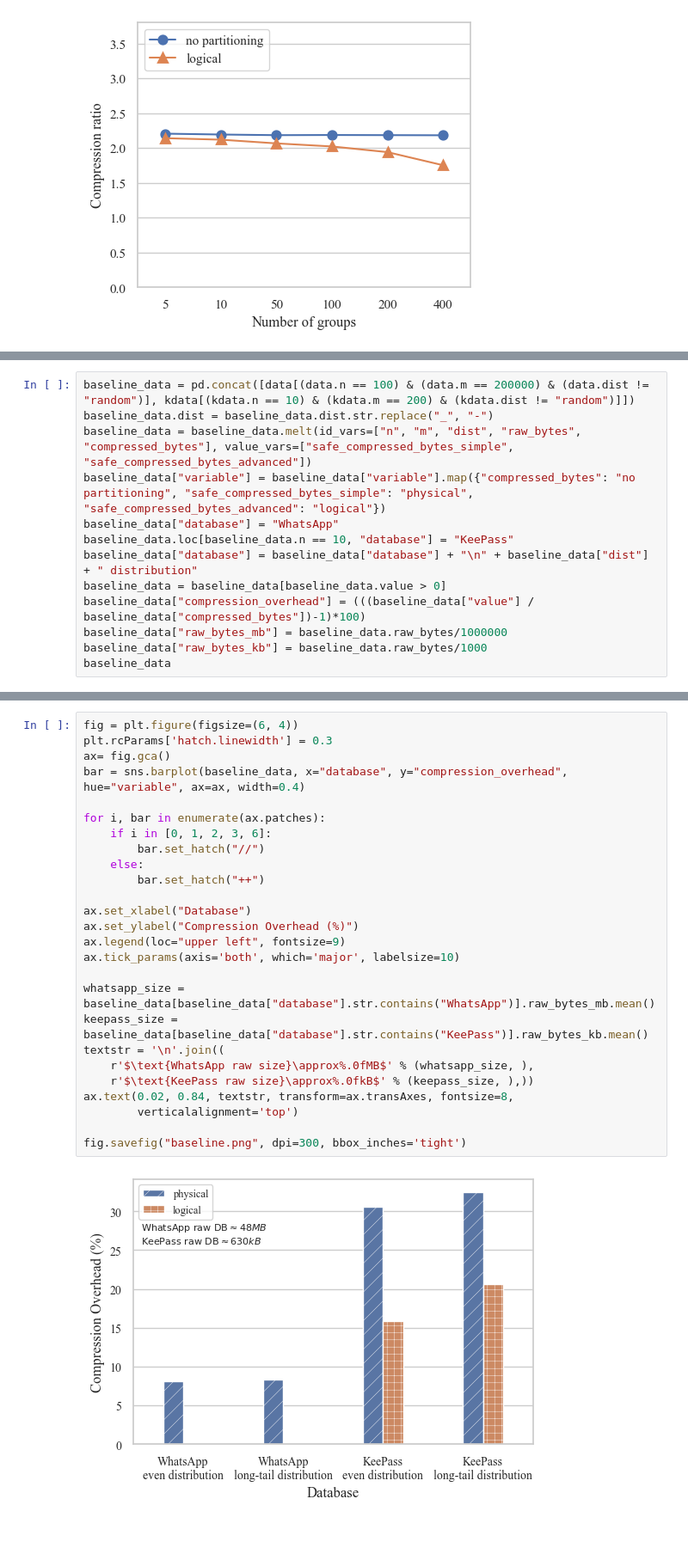
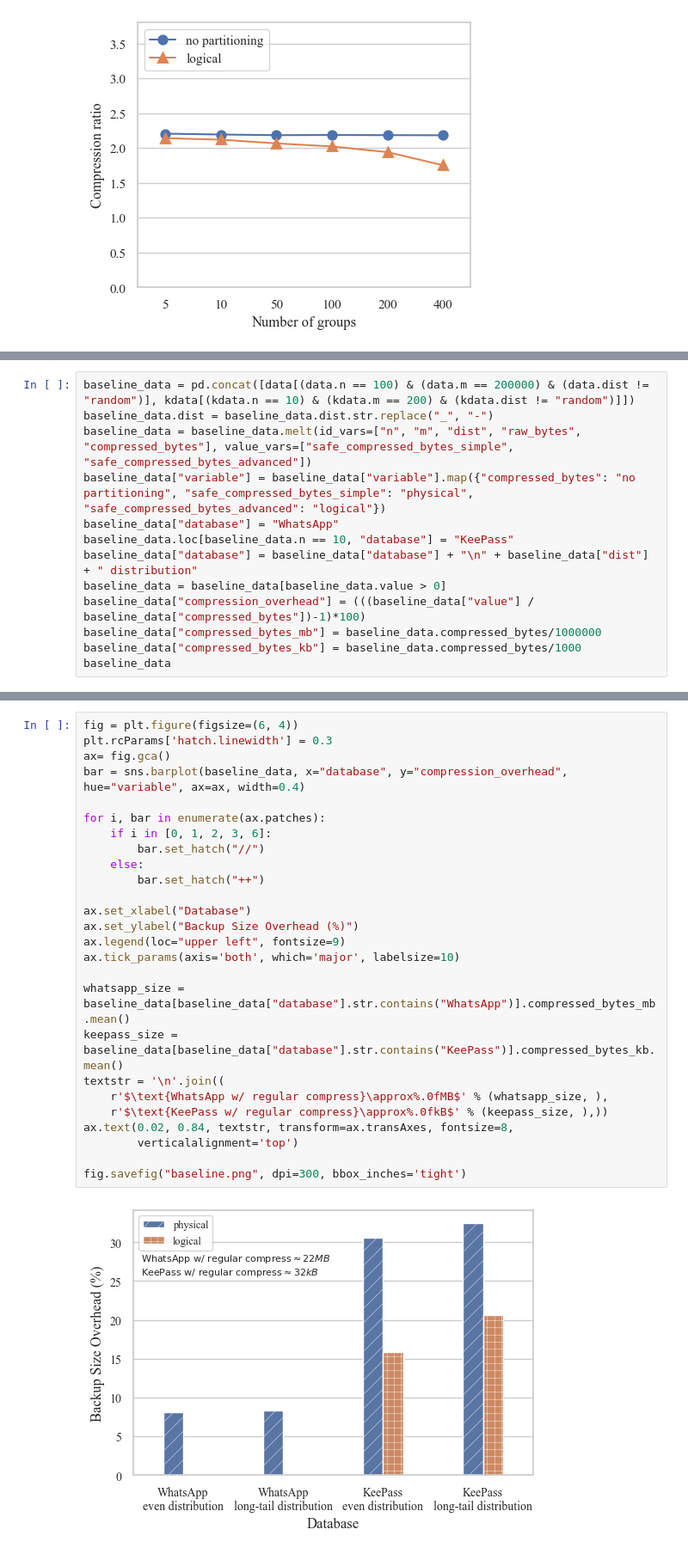
Before and after one commit to AFdrolf/secure-compression-framework-lib, a Jupyter notebook: evaluation/stats/plot_whatsapp_eval.ipynb, the cells around one changed output, grey strips where cells are left out. Shown at 86% size. Drawn from its saved outputs; the diff is of its cells as text.

Commit message:
Update baseline plot y axis label and text box to be clearer

```diff
--- a/evaluation/stats/plot_whatsapp_eval.ipynb
+++ b/evaluation/stats/plot_whatsapp_eval.ipynb
@@ -119,8 +119,8 @@ baseline_data.loc[baseline_data.n == 10, "database"] = "KeePass"
 baseline_data["database"] = baseline_data["database"] + "\n" + baseline_data["dist"] + " distribution"
 baseline_data = baseline_data[baseline_data.value > 0]
 baseline_data["compression_overhead"] = (((baseline_data["value"] / baseline_data["compressed_bytes"])-1)*100)
-baseline_data["raw_bytes_mb"] = baseline_data.raw_bytes/1000000
-baseline_data["raw_bytes_kb"] = baseline_data.raw_bytes/1000
+baseline_data["compressed_bytes_mb"] = baseline_data.compressed_bytes/1000000
+baseline_data["compressed_bytes_kb"] = baseline_data.compressed_bytes/1000
 baseline_data
 # %% [output]
 |  | n | m | dist | raw_bytes | compressed_bytes | variable | value | database | ... |
@@ -133,28 +133,28 @@ baseline_data
 # %%
 fig = plt.figure(figsize=(6, 4))
 plt.rcParams['hatch.linewidth'] = 0.3
 ax= fig.gca()
 bar = sns.barplot(baseline_data, x="database", y="compression_overhead", hue="variable", ax=ax, width=0.4)
 
 for i, bar in enumerate(ax.patches):
     if i in [0, 1, 2, 3, 6]:
         bar.set_hatch("//")
     else:
         bar.set_hatch("++")
 
 ax.set_xlabel("Database")
-ax.set_ylabel("Compression Overhead (%)")
+ax.set_ylabel("Backup Size Overhead (%)")
 ax.legend(loc="upper left", fontsize=9)
 ax.tick_params(axis='both', which='major', labelsize=10)
 
-whatsapp_size = baseline_data[baseline_data["database"].str.contains("WhatsApp")].raw_bytes_mb.mean()
-keepass_size = baseline_data[baseline_data["database"].str.contains("KeePass")].raw_bytes_kb.mean()
+whatsapp_size = baseline_data[baseline_data["database"].str.contains("WhatsApp")].compressed_bytes_mb.mean()
+keepass_size = baseline_data[baseline_data["database"].str.contains("KeePass")].compressed_bytes_kb.mean()
 textstr = '\n'.join((
-    r'$\text{WhatsApp raw size}\approx%.0fMB$' % (whatsapp_size, ),
-    r'$\text{KeePass raw size}\approx%.0fkB$' % (keepass_size, ),))
+    r'$\text{WhatsApp w/ regular compress}\approx%.0fMB$' % (whatsapp_size, ),
+    r'$\text{KeePass w/ regular compress}\approx%.0fkB$' % (keepass_size, ),))
 ax.text(0.02, 0.84, textstr, transform=ax.transAxes, fontsize=8,
         verticalalignment='top')
 
 fig.savefig("baseline.png", dpi=300, bbox_inches='tight')
 # %% [output]
-[figure, old version]
+[figure, new version]
```
Also changed, not shown: 1 other file.
